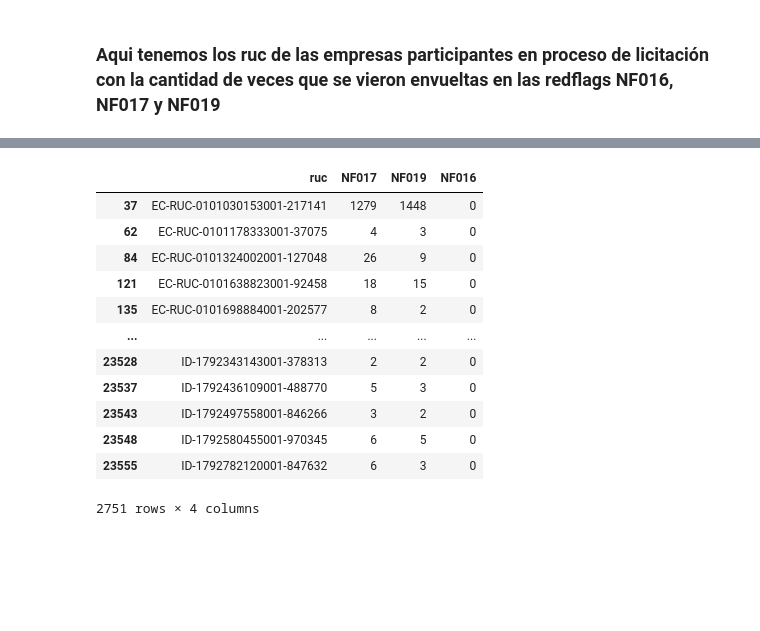
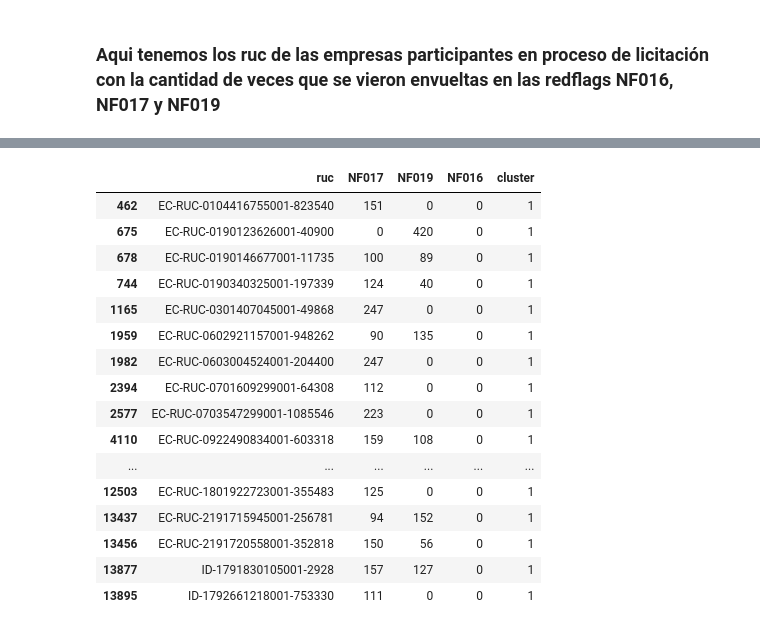
Before and after one commit to Sergio55Veliz/Sercop-DataScience, a Jupyter notebook: clustering.ipynb, the cells around one changed output, grey strips where cells are left out. Cells and saved outputs as stored; diff of their text form; code cells hidden in the pictures; blank space fills up the shorter version.

```diff
--- a/clustering.ipynb
+++ b/clustering.ipynb
@@ -148,0 +193,2 @@ df_clustering
+# %%
+vector = np.arange(1,11)
@@ -148,0 +199,6 @@ df_clustering
+# %%
+inercias = []
+for k in vector:
+    kmeans = KMeans(n_clusters=k, random_state=0)
+    kmeans.fit(X)
+    inercias.append(kmeans.inertia_)
@@ -148,0 +234,3 @@ df_clustering
+# %%
+kmeans = KMeans(n_clusters=2, random_state=0)
+kmeans.fit(X)
@@ -148,0 +252,2 @@ df_clustering
+# %%
+df_clustering["cluster"] = kmeans.labels_
@@ -149,16 +302,20 @@ df_clustering
 # %%
-df_clustering[(df_clustering['NF017'] > 1) & (df_clustering['NF019'] > 1)]
+df_clustering[df_clustering['cluster'] == 1]
 # %% [output]
-|  | ruc | NF017 | NF019 | NF016 |
-| 37 | EC-RUC-0101030153001-217141 | 1279 | 1448 | 0 |
-| 62 | EC-RUC-0101178333001-37075 | 4 | 3 | 0 |
-| 84 | EC-RUC-0101324002001-127048 | 26 | 9 | 0 |
-| 121 | EC-RUC-0101638823001-92458 | 18 | 15 | 0 |
-| 135 | EC-RUC-0101698884001-202577 | 8 | 2 | 0 |
-| ... | ... | ... | ... | ... |
-| 23528 | ID-1792343143001-378313 | 2 | 2 | 0 |
-| 23537 | ID-1792436109001-488770 | 5 | 3 | 0 |
-| 23543 | ID-1792497558001-846266 | 3 | 2 | 0 |
-| 23548 | ID-1792580455001-970345 | 6 | 5 | 0 |
-| 23555 | ID-1792782120001-847632 | 6 | 3 | 0 |
+|  | ruc | NF017 | NF019 | NF016 | cluster |
+| 462 | EC-RUC-0104416755001-823540 | 151 | 0 | 0 | 1 |
+| 675 | EC-RUC-0190123626001-40900 | 0 | 420 | 0 | 1 |
+| 678 | EC-RUC-0190146677001-11735 | 100 | 89 | 0 | 1 |
+| 744 | EC-RUC-0190340325001-197339 | 124 | 40 | 0 | 1 |
+| 1165 | EC-RUC-0301407045001-49868 | 247 | 0 | 0 | 1 |
+| 1959 | EC-RUC-0602921157001-948262 | 90 | 135 | 0 | 1 |
+| 1982 | EC-RUC-0603004524001-204400 | 247 | 0 | 0 | 1 |
+| 2394 | EC-RUC-0701609299001-64308 | 112 | 0 | 0 | 1 |
+| 2577 | EC-RUC-0703547299001-1085546 | 223 | 0 | 0 | 1 |
+| 4110 | EC-RUC-0922490834001-603318 | 159 | 108 | 0 | 1 |
+| ... | ... | ... | ... | ... | ... |
+| 12503 | EC-RUC-1801922723001-355483 | 125 | 0 | 0 | 1 |
+| 13437 | EC-RUC-2191715945001-256781 | 94 | 152 | 0 | 1 |
+| 13456 | EC-RUC-2191720558001-352818 | 150 | 56 | 0 | 1 |
+| 13877 | ID-1791830105001-2928 | 157 | 127 | 0 | 1 |
+| 13895 | ID-1792661218001-753330 | 111 | 0 | 0 | 1 |
-2751 rows × 4 columns
```
Also changed, not shown: parts of 23 cells of this notebook.
